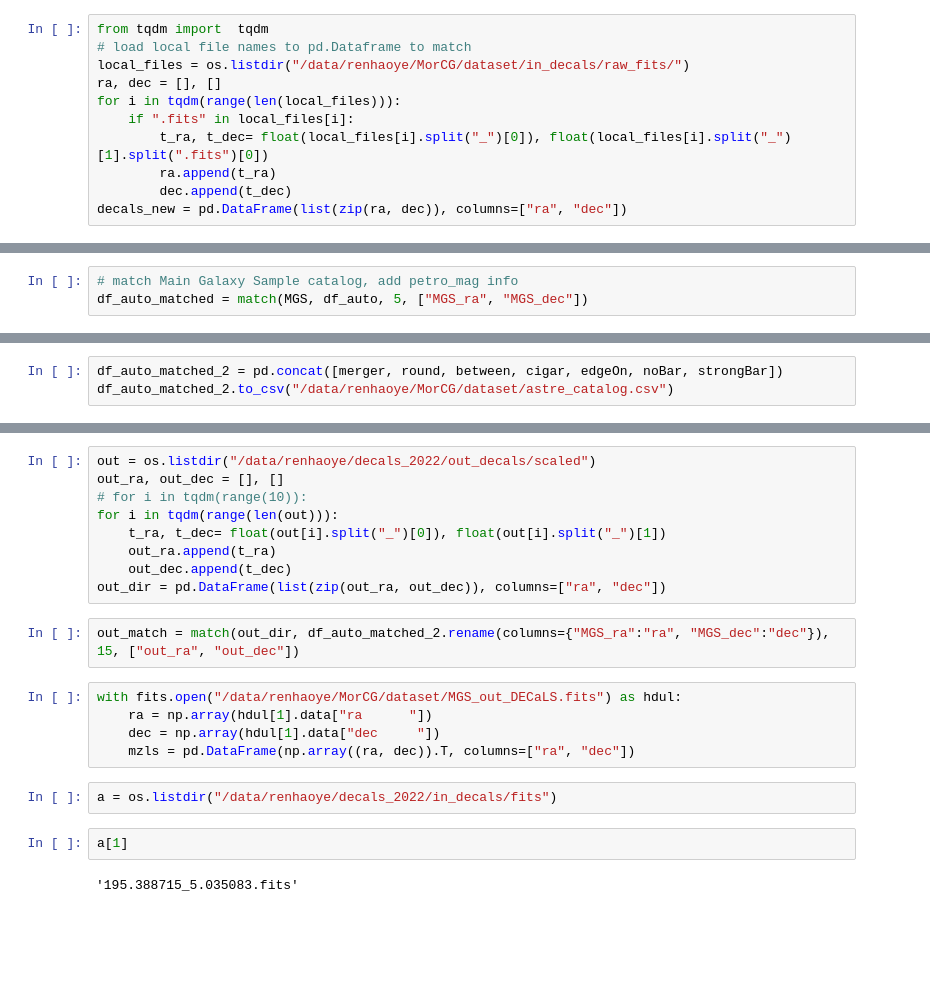
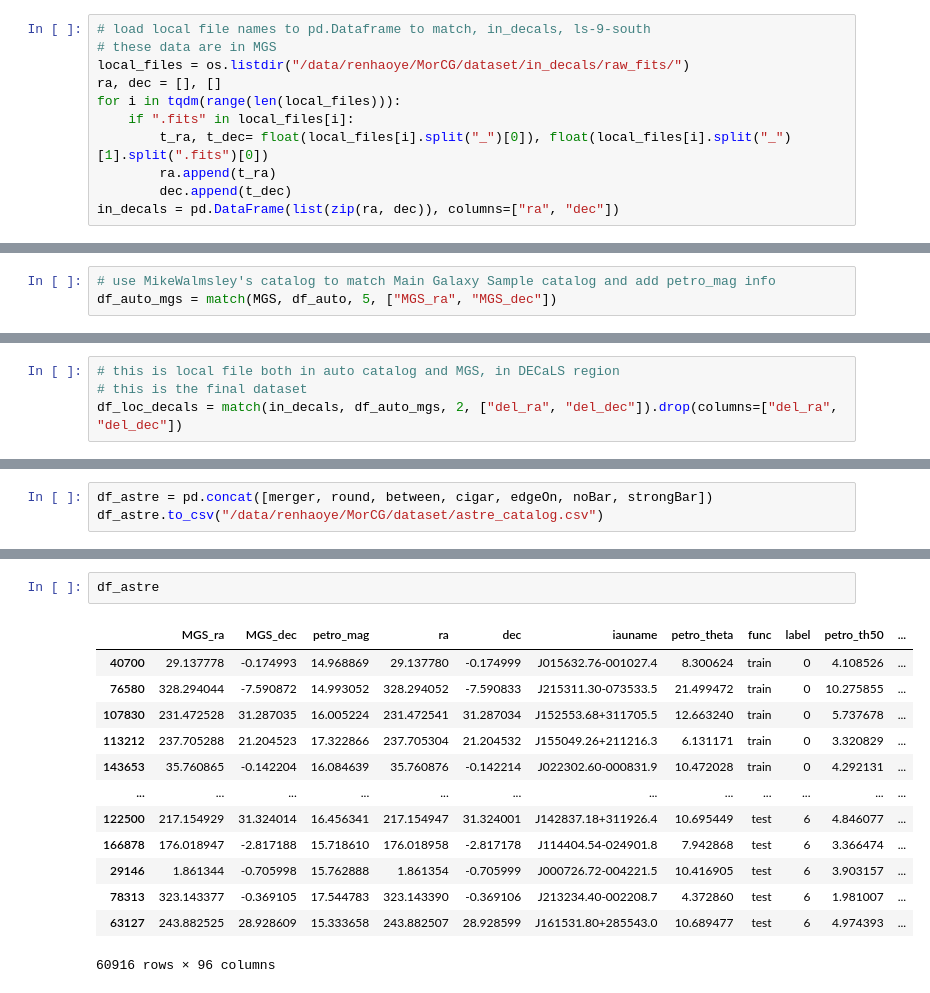
Before and after one commit to Astro-Astre/MorCG, a Jupyter notebook: preprocess/create_catalog.ipynb, the cells around one changed output, grey strips where cells are left out. Drawn from its saved outputs; the diff is of its cells as text; blank space fills up the shorter version.

Commit message:
refactor ing, finish create_catalog.ipynb

```diff
--- a/preprocess/create_catalog.ipynb
+++ b/preprocess/create_catalog.ipynb
@@ -45,7 +52,7 @@ with fits.open("/data/renhaoye/MorCG/dataset/VAGC_MGS-m14_1777--20180116.fits")
     MGS = pd.DataFrame(np.array((ra, dec, petro_mag)).T, columns=["ra", "dec", "petro_mag"])
 # %%
-from tqdm import  tqdm
-# load local file names to pd.Dataframe to match
+# load local file names to pd.Dataframe to match, in_decals, ls-9-south
+# these data are in MGS
 local_files = os.listdir("/data/renhaoye/MorCG/dataset/in_decals/raw_fits/")
 ra, dec = [], []
 for i in tqdm(range(len(local_files))):
@@ -53,5 +60,5 @@ for i in tqdm(range(len(local_files))):
         t_ra, t_dec= float(local_files[i].split("_")[0]), float(local_files[i].split("_")[1].split(".fits")[0])
         ra.append(t_ra)
         dec.append(t_dec)
-decals_new = pd.DataFrame(list(zip(ra, dec)), columns=["ra", "dec"])
+in_decals = pd.DataFrame(list(zip(ra, dec)), columns=["ra", "dec"])
 # %%
@@ -113,3 +95,3 @@ local_dir = pd.DataFrame(list(zip(ra, dec)), columns=["ra", "dec"])
 # %%
-# match Main Galaxy Sample catalog, add petro_mag info
-df_auto_matched = match(MGS, df_auto, 5, ["MGS_ra", "MGS_dec"])
+# use MikeWalmsley's catalog to match Main Galaxy Sample catalog and add petro_mag info
+df_auto_mgs = match(MGS, df_auto, 5, ["MGS_ra", "MGS_dec"])
@@ -118,0 +114,4 @@ df_auto_matched_2 = df_auto_matched_2.rename(columns={"ra": "auto_ra", "dec":"au
+# %%
+# this is local file both in auto catalog and MGS, in DECaLS region
+# this is the final dataset
+df_loc_decals = match(in_decals, df_auto_mgs, 2, ["del_ra", "del_dec"]).drop(columns=["del_ra", "del_dec"])
@@ -221,3 +223,3 @@ merger.head(1)
 # %%
-df_auto_matched_2 = pd.concat([merger, round, between, cigar, edgeOn, noBar, strongBar])
-df_auto_matched_2.to_csv("/data/renhaoye/MorCG/dataset/astre_catalog.csv")
+df_astre = pd.concat([merger, round, between, cigar, edgeOn, noBar, strongBar])
+df_astre.to_csv("/data/renhaoye/MorCG/dataset/astre_catalog.csv")
@@ -265,22 +226,16 @@ print(sum)
-# %%
-out = os.listdir("/data/renhaoye/decals_2022/out_decals/scaled")
-out_ra, out_dec = [], []
-# for i in tqdm(range(10)):
-for i in tqdm(range(len(out))):
-    t_ra, t_dec= float(out[i].split("_")[0]), float(out[i].split("_")[1])
-    out_ra.append(t_ra)
-    out_dec.append(t_dec)
-out_dir = pd.DataFrame(list(zip(out_ra, out_dec)), columns=["ra", "dec"])
-# %%
-out_match = match(out_dir, df_auto_matched_2.rename(columns={"MGS_ra":"ra", "MGS_dec":"dec"}), 15, ["out_ra", "out_dec"])
-# %%
-with fits.open("/data/renhaoye/MorCG/dataset/MGS_out_DECaLS.fits") as hdul:
-    ra = np.array(hdul[1].data["ra      "])
-    dec = np.array(hdul[1].data["dec     "])
-    mzls = pd.DataFrame(np.array((ra, dec)).T, columns=["ra", "dec"])
-# %%
-a = os.listdir("/data/renhaoye/decals_2022/in_decals/fits")
-# %%
-a[1]
-# %% [output]
-'195.388715_5.035083.fits'
+# %%
+df_astre
+# %% [output]
+|  | MGS_ra | MGS_dec | petro_mag | ra | dec | iauname | petro_theta | func | label | petro_th50 | ... |
+| 40700 | 29.137778 | -0.174993 | 14.968869 | 29.137780 | -0.174999 | J015632.76-001027.4 | 8.300624 | train | 0 | 4.108526 | ... |
+| 76580 | 328.294044 | -7.590872 | 14.993052 | 328.294052 | -7.590833 | J215311.30-073533.5 | 21.499472 | train | 0 | 10.275855 | ... |
+| 107830 | 231.472528 | 31.287035 | 16.005224 | 231.472541 | 31.287034 | J152553.68+311705.5 | 12.663240 | train | 0 | 5.737678 | ... |
+| 113212 | 237.705288 | 21.204523 | 17.322866 | 237.705304 | 21.204532 | J155049.26+211216.3 | 6.131171 | train | 0 | 3.320829 | ... |
+| 143653 | 35.760865 | -0.142204 | 16.084639 | 35.760876 | -0.142214 | J022302.60-000831.9 | 10.472028 | train | 0 | 4.292131 | ... |
+| ... | ... | ... | ... | ... | ... | ... | ... | ... | ... | ... | ... |
+| 122500 | 217.154929 | 31.324014 | 16.456341 | 217.154947 | 31.324001 | J142837.18+311926.4 | 10.695449 | test | 6 | 4.846077 | ... |
+| 166878 | 176.018947 | -2.817188 | 15.718610 | 176.018958 | -2.817178 | J114404.54-024901.8 | 7.942868 | test | 6 | 3.366474 | ... |
+| 29146 | 1.861344 | -0.705998 | 15.762888 | 1.861354 | -0.705999 | J000726.72-004221.5 | 10.416905 | test | 6 | 3.903157 | ... |
+| 78313 | 323.143377 | -0.369105 | 17.544783 | 323.143390 | -0.369106 | J213234.40-002208.7 | 4.372860 | test | 6 | 1.981007 | ... |
+| 63127 | 243.882525 | 28.928609 | 15.333658 | 243.882507 | 28.928599 | J161531.80+285543.0 | 10.689477 | test | 6 | 4.974393 | ... |
+60916 rows × 96 columns
```
Also changed, not shown: parts of 22 cells of this notebook.
